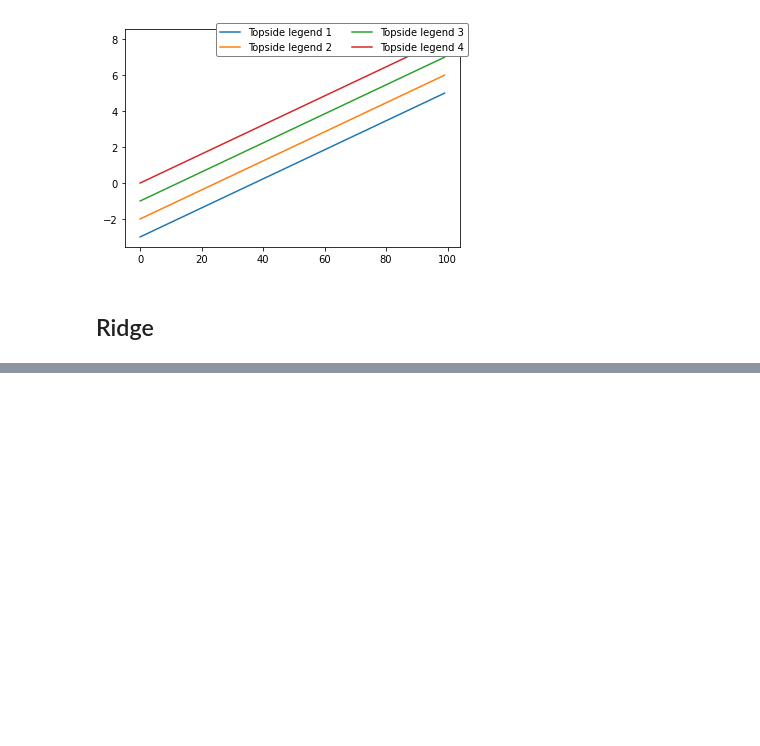
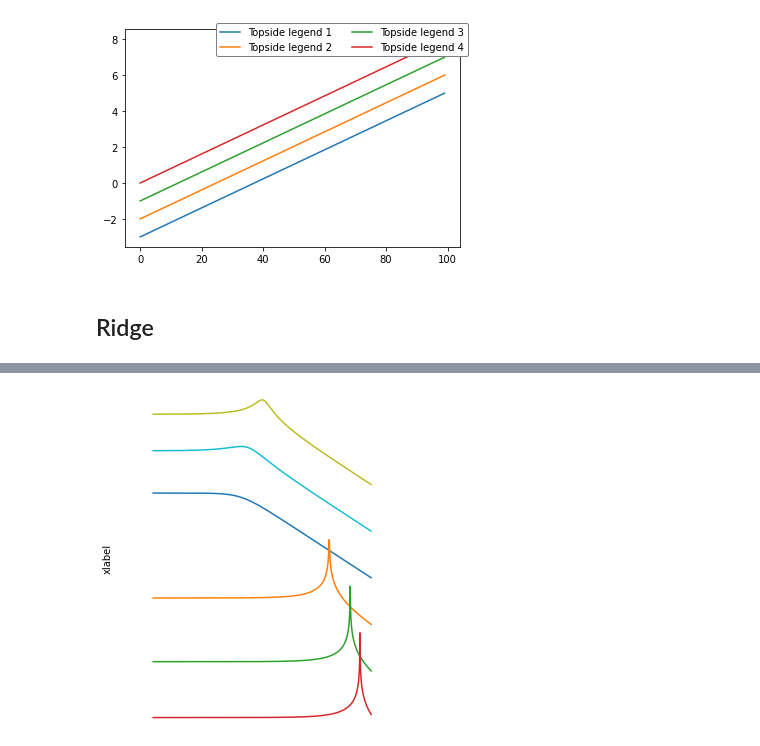
Before and after one commit to engeir/plt-sane, a Jupyter notebook: examples/example.ipynb, the cells around one changed output, grey strips where cells are left out. Cells and saved outputs as stored; diff of their text form; code cells hidden in the pictures; blank space fills up the shorter version.

```diff
--- a/examples/example.ipynb
+++ b/examples/example.ipynb
@@ -117,0 +127,12 @@ plt.show()
+# %%
+r = plastik.Ridge(dta, "bz", ylabel="xlabel", pltype="loglog")
+r.main()
+f = r.figure
+l = r.lines
+a = r.bottom_axes
+axs = r.all_axes
+for ax in axs:
+    plastik.log_tick_format(ax, which="both")
+plt.show()
+# %% [output]
+[figure, added]
```
Also changed, not shown: parts of 4 cells of this notebook, 1 other file.
